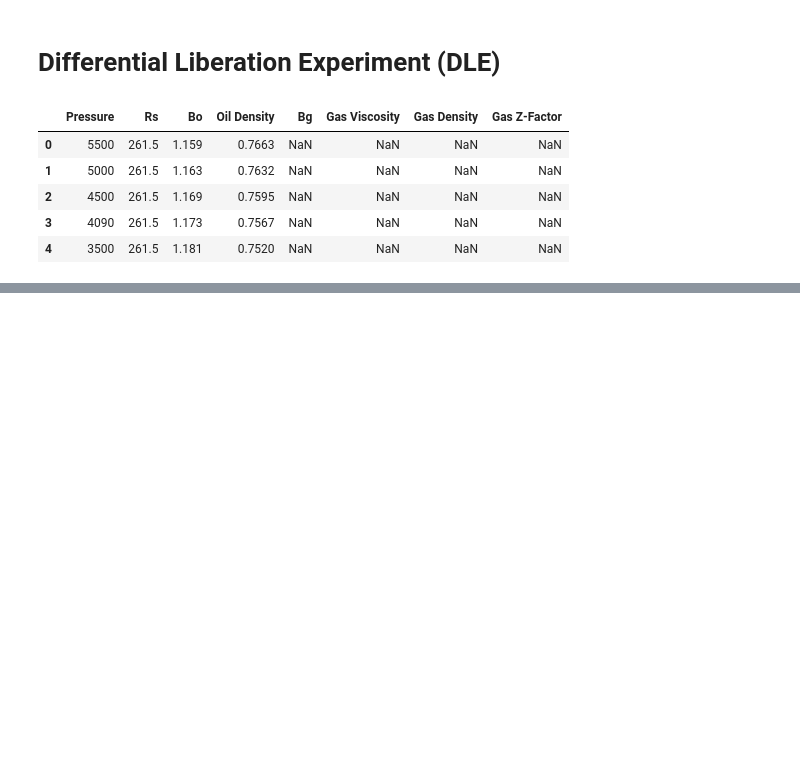
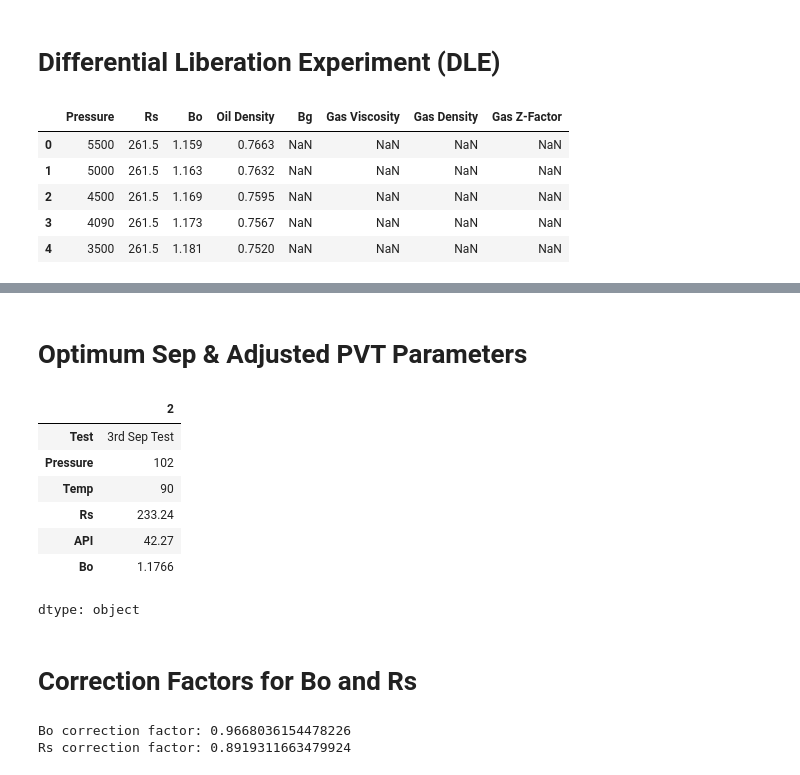
Before and after one commit to Calebchike/PVT-Extraction-Adjustment-Project, a Jupyter notebook: PVT_workbook_extraction.ipynb, the cells around one changed output, grey strips where cells are left out. Saved outputs shown, nothing was run; the diff lists cells and outputs as text; code cells hidden in the pictures; blank space fills up the shorter version.

```diff
--- a/PVT_workbook_extraction.ipynb
+++ b/PVT_workbook_extraction.ipynb
@@ -57,0 +67,25 @@ dle_df.head(5)
+# %% [markdown]
+# **Optimum Sep & Adjusted PVT Parameters**
+# %%
+optimum_sep = sep_df.loc[sep_df['Bo'].idxmin()]
+optimum_sep
+# %% [output]
+|  | 2 |
+| Test | 3rd Sep Test |
+| Pressure | 102 |
+| Temp | 90 |
+| Rs | 233.24 |
+| API | 42.27 |
+| Bo | 1.1766 |
+dtype: object
+# %% [markdown]
+# **Correction Factors for Bo and Rs**
+# %%
+Bo_correction_factor = optimum_sep['Bo'] / dle_Pb['Bo'].item()
+Rs_correction_factor = optimum_sep['Rs'] / dle_Pb['Rs'].item()
+
+print(f"Bo correction factor: {Bo_correction_factor}")
+print(f"Rs correction factor: {Rs_correction_factor}")
+# %% [output]
+Bo correction factor: 0.9668036154478226
+Rs correction factor: 0.8919311663479924
```
Also changed, not shown: parts of 4 cells of this notebook.
